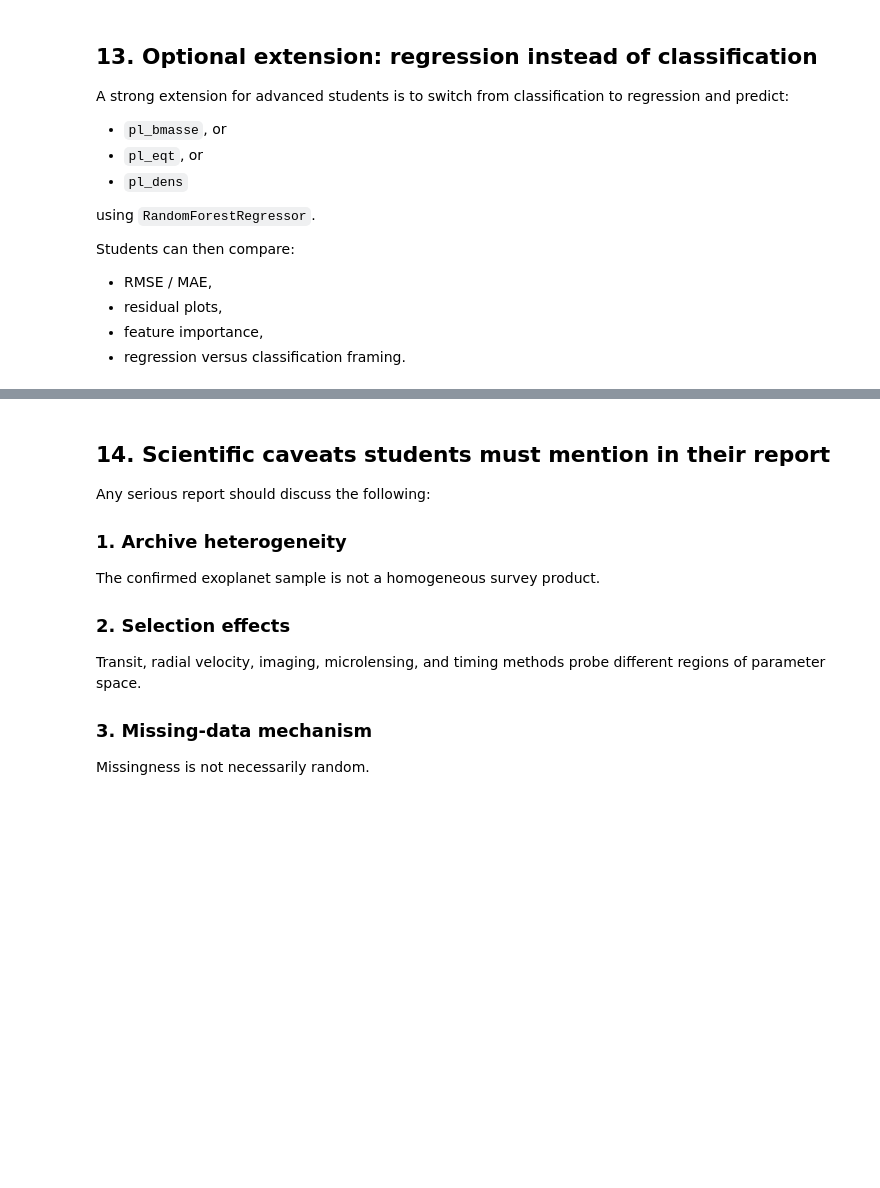
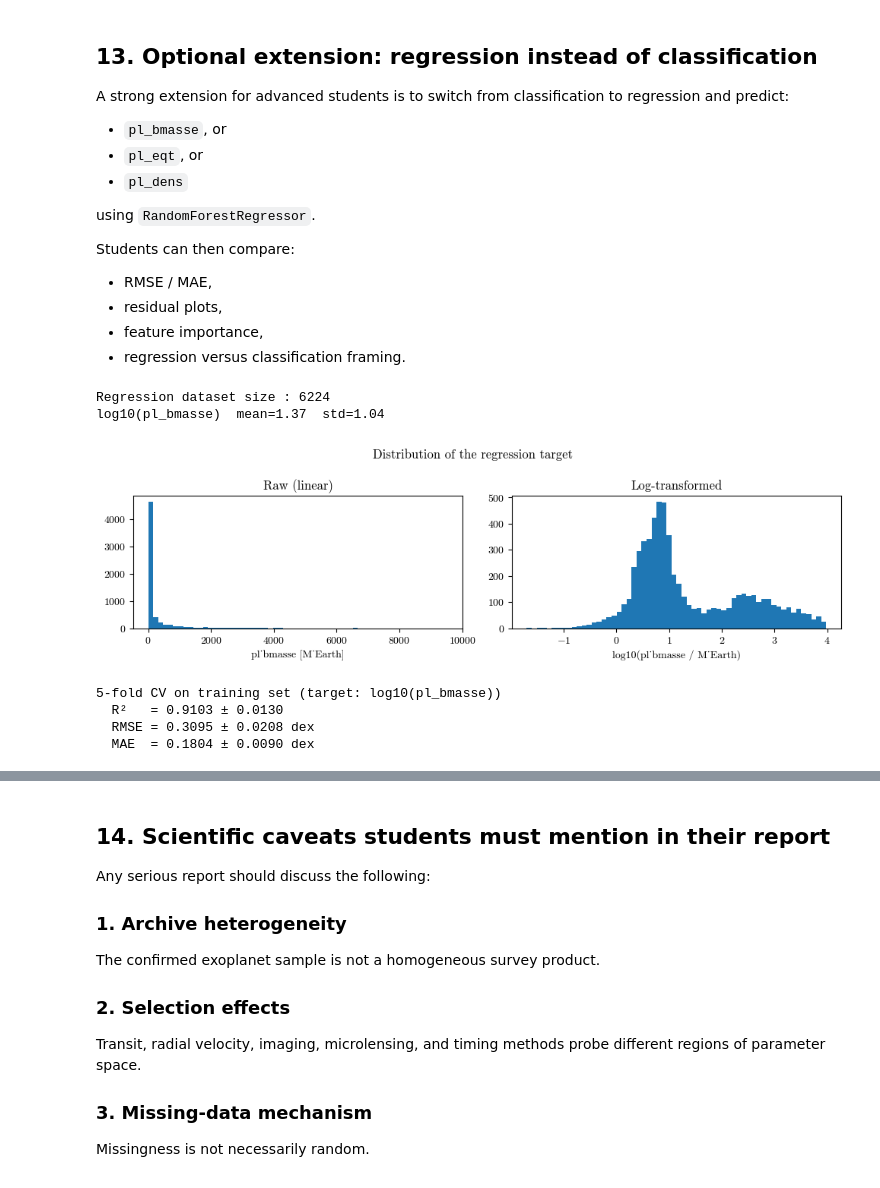
Before and after one commit to IsaacLP/Computational-Astrobiology, a Jupyter notebook: tutorials/5/random_forest_exoplanets_nasa_archive.ipynb, the cells around one changed output, grey strips where cells are left out. Saved outputs shown, nothing was run; the diff lists cells and outputs as text; code cells hidden in the pictures; blank space fills up the shorter version.

```diff
--- a/tutorials/5/random_forest_exoplanets_nasa_archive.ipynb
+++ b/tutorials/5/random_forest_exoplanets_nasa_archive.ipynb
@@ -715,3 +715,78 @@ Students can then compare:
 - residual plots,
 - feature importance,
 - regression versus classification framing.
+# %%
+from sklearn.ensemble import RandomForestRegressor
+from sklearn.metrics import mean_squared_error, mean_absolute_error, r2_score
+from sklearn.model_selection import KFold
+
+# ── Target: planet mass [Earth masses] ────────────────────────────────────────
+# pl_rade is re-included: it is no longer a leakage risk because the target is
+# now mass, not the radius class.  pl_dens is excluded — density encodes
+# mass/radius³ directly and would make the task trivially easy.
+reg_target = "pl_bmasse"
+reg_features = ["pl_rade"] + [f for f in feature_cols if f not in ["pl_bmasse", "pl_dens"]]
+
+reg_data = df[reg_features + [reg_target]].copy()
+reg_data = reg_data[reg_data[reg_target].notna() & (reg_data[reg_target] > 0)].copy()
+
+# Log-transform: pl_bmasse spans ~4 orders of magnitude (0.02 – 9500 M_Earth)
+reg_data["log10_bmasse"] = np.log10(reg_data[reg_target])
+print(f"Regression dataset size : {len(reg_data)}")
+print(f"log10(pl_bmasse)  mean={reg_data['log10_bmasse'].mean():.2f}  "
+      f"std={reg_data['log10_bmasse'].std():.2f}")
+
+fig, ax = plt.subplots(1, 2, figsize=(10, 3))
+ax[0].hist(reg_data[reg_target], bins=60)
+ax[0].set_xlabel("pl_bmasse [M_Earth]"); ax[0].set_title("Raw (linear)")
+ax[1].hist(reg_data["log10_bmasse"], bins=60)
+ax[1].set_xlabel("log10(pl_bmasse / M_Earth)"); ax[1].set_title("Log-transformed")
+plt.suptitle("Distribution of the regression target"); plt.tight_layout(); plt.show()
+
+# ── Train / test split ────────────────────────────────────────────────────────
+X_reg = reg_data[reg_features]
+y_reg = reg_data["log10_bmasse"]
+
+X_reg_train, X_reg_test, y_reg_train, y_reg_test = train_test_split(
+    X_reg, y_reg, test_size=0.25, random_state=42
+)
+
+# ── Pipeline ──────────────────────────────────────────────────────────────────
+reg_preprocessor = ColumnTransformer([
+    ("num", Pipeline([("imputer", SimpleImputer(strategy="median"))]), reg_features)
+])
+
+reg_model = Pipeline([
+    ("preprocessor", reg_preprocessor),
+    ("regressor", RandomForestRegressor(
+        n_estimators=500,
+        min_samples_leaf=3,
+        min_samples_split=6,
+        max_features="sqrt",
+        random_state=42,
+        n_jobs=-1
+    ))
+])
+
+# ── 5-fold cross-validation on training set ───────────────────────────────────
+cv_reg = KFold(n_splits=5, shuffle=True, random_state=42)
+cv_reg_res = cross_validate(
+    reg_model, X_reg_train, y_reg_train, cv=cv_reg,
+    scoring={"r2": "r2",
+             "neg_rmse": "neg_root_mean_squared_error",
+             "neg_mae":  "neg_mean_absolute_error"},
+    n_jobs=-1
+)
+
+print("\n5-fold CV on training set (target: log10(pl_bmasse))")
+print(f"  R²   = {np.mean(cv_reg_res['test_r2']):.4f} ± {np.std(cv_reg_res['test_r2']):.4f}")
+print(f"  RMSE = {-np.mean(cv_reg_res['test_neg_rmse']):.4f} ± {np.std(cv_reg_res['test_neg_rmse']):.4f} dex")
+print(f"  MAE  = {-np.mean(cv_reg_res['test_neg_mae']):.4f} ± {np.std(cv_reg_res['test_neg_mae']):.4f} dex")
+# %% [output]
+Regression dataset size : 6224
+log10(pl_bmasse)  mean=1.37  std=1.04
+[figure, added]
+5-fold CV on training set (target: log10(pl_bmasse))
+  R²   = 0.9103 ± 0.0130
+  RMSE = 0.3095 ± 0.0208 dex
+  MAE  = 0.1804 ± 0.0090 dex
```
Also changed, not shown: parts of 24 cells of this notebook, 1 other file.
